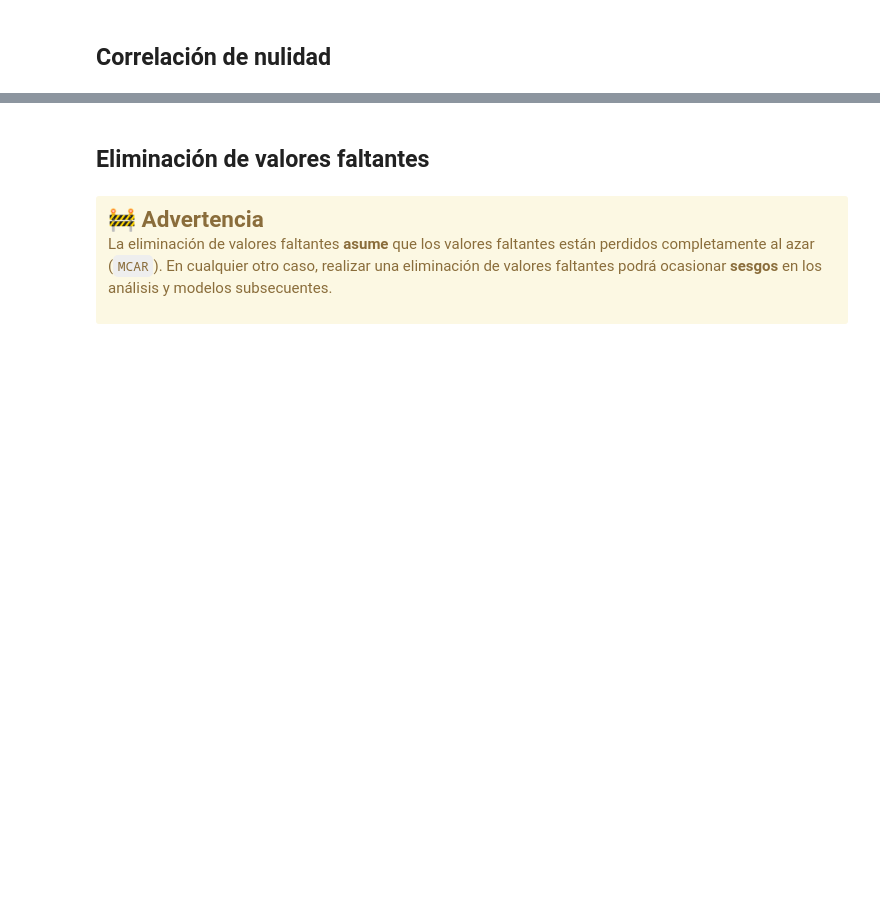
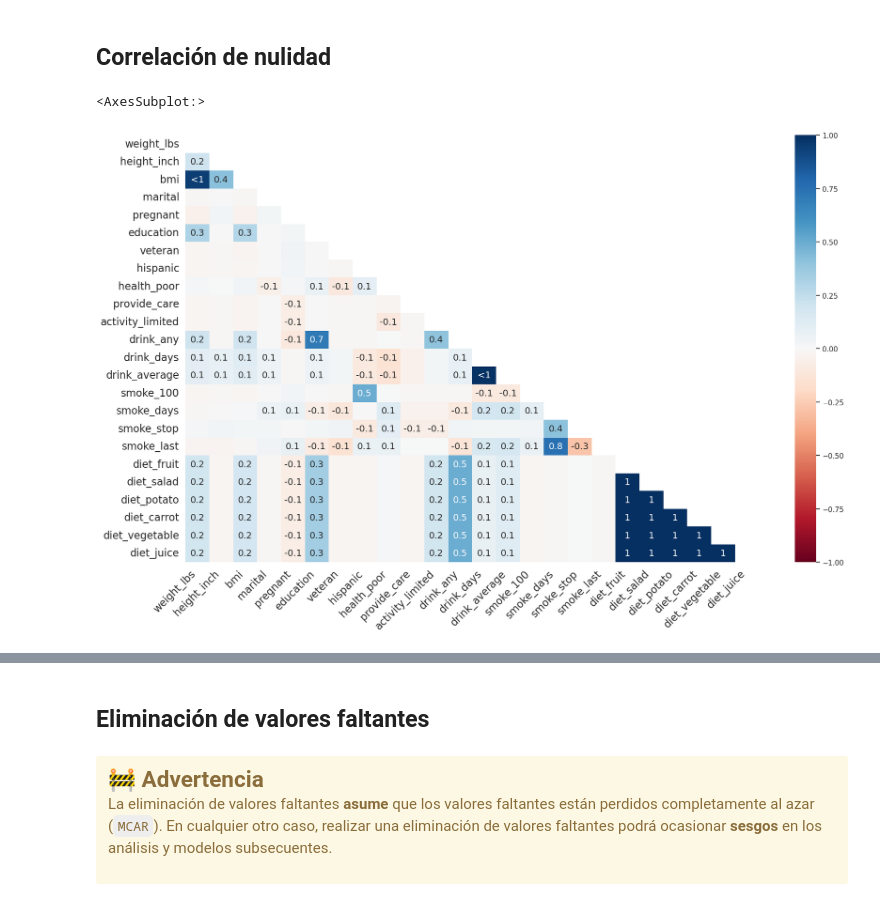
Before and after one commit to EstebannRomeroo/exploration_missing_values, a Jupyter notebook: notebook/live-exploration-missing-values.ipynb, the cells around one changed output, grey strips where cells are left out. Saved outputs shown, nothing was run; the diff lists cells and outputs as text; code cells hidden in the pictures; blank space fills up the shorter version.

```diff
--- a/notebook/live-exploration-missing-values.ipynb
+++ b/notebook/live-exploration-missing-values.ipynb
@@ -877,2 +947,9 @@ riskfactors_df.missing.bind_shadow_matrix(only_missing=True).pipe(
 # %% [markdown]
 ## Correlación de nulidad
+# %%
+missingno.heatmap(
+    df=riskfactors_df, # type: ignore
+)
+# %% [output]
+<AxesSubplot:>
+[figure, added]
```
Also changed, not shown: parts of 20 cells of this notebook, 2 other files.
